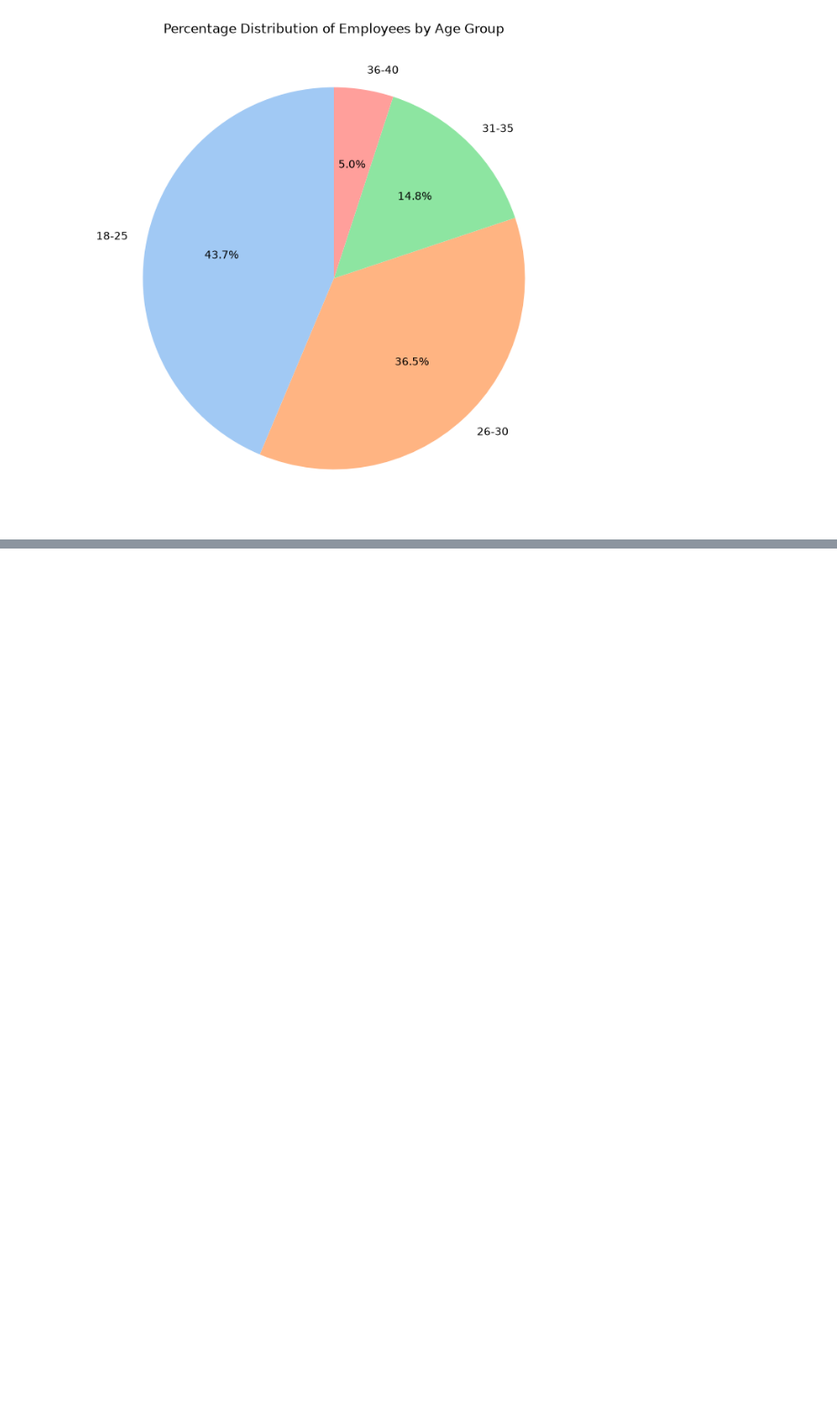
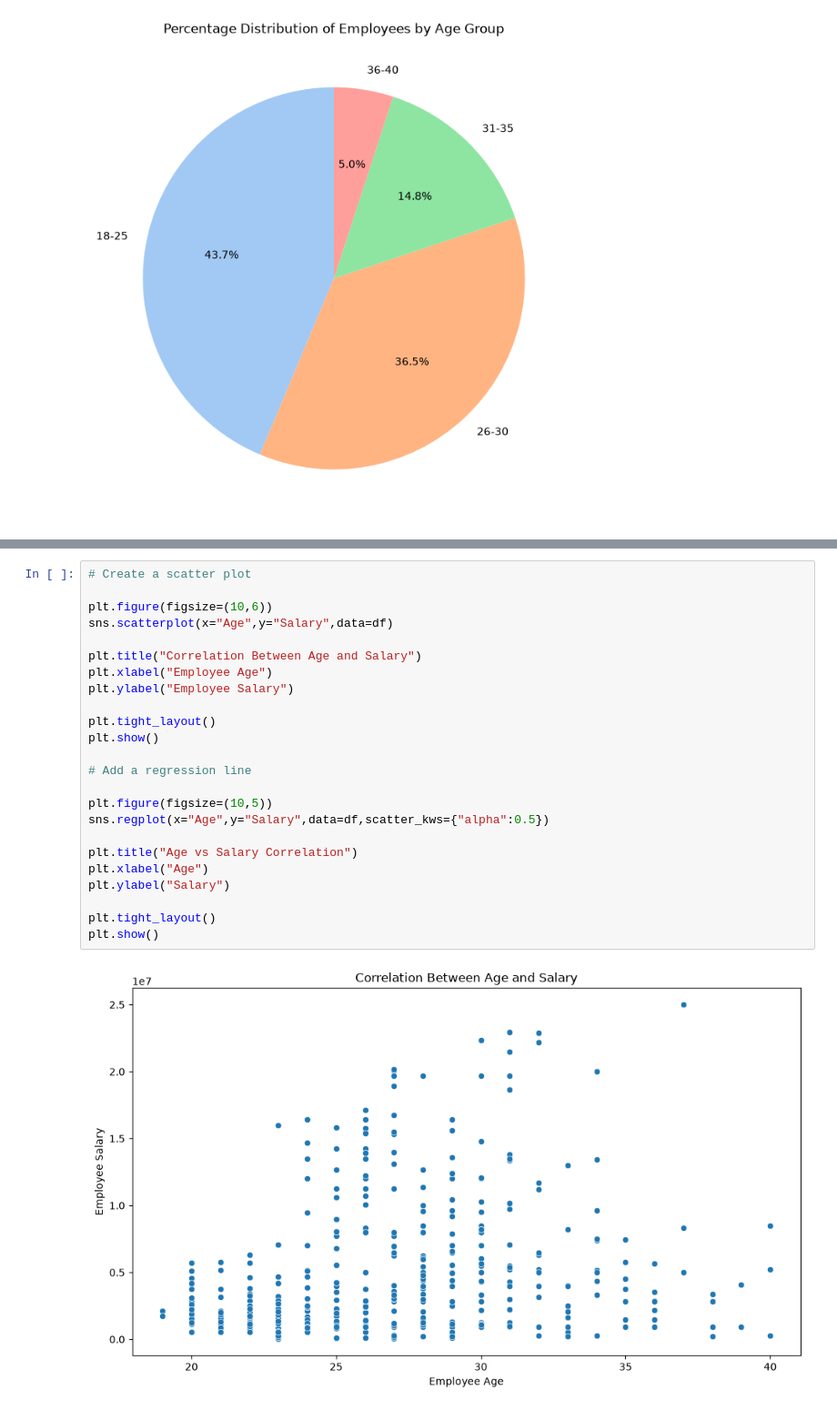
Before and after one commit to alphajohntj/ABC-Employee-Data-Analysis, a Jupyter notebook: employee_analysis.ipynb, the cells around one changed output, grey strips where cells are left out. Shown at 91% size. Drawn from its saved outputs; the diff is of its cells as text; blank space fills up the shorter version.

```diff
--- a/employee_analysis.ipynb
+++ b/employee_analysis.ipynb
@@ -242,0 +362,26 @@ Number of Employees:  200
+# %%
+# Create a scatter plot
+
+plt.figure(figsize=(10,6))
+sns.scatterplot(x="Age",y="Salary",data=df)
+
+plt.title("Correlation Between Age and Salary")
+plt.xlabel("Employee Age")
+plt.ylabel("Employee Salary")
+
+plt.tight_layout()
+plt.show()
+
+# Add a regression line
+
+plt.figure(figsize=(10,5))
+sns.regplot(x="Age",y="Salary",data=df,scatter_kws={"alpha":0.5})
+
+plt.title("Age vs Salary Correlation")
+plt.xlabel("Age")
+plt.ylabel("Salary")
+
+plt.tight_layout()
+plt.show()
+# %% [output]
+[figure, added]
```
Also changed, not shown: parts of 9 cells of this notebook, 1 other file.
